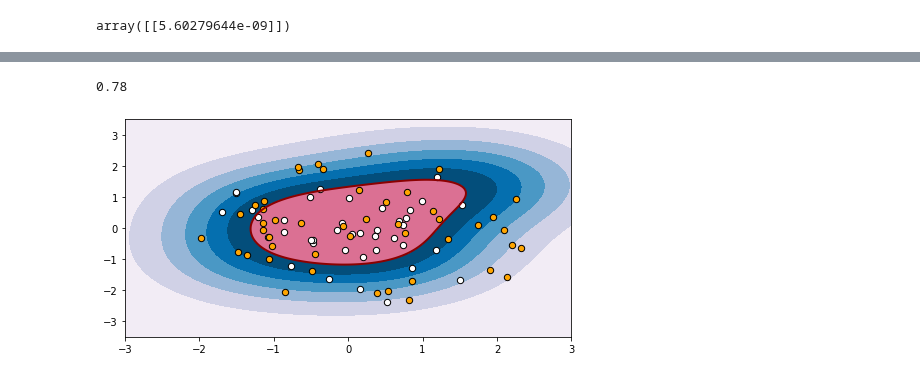
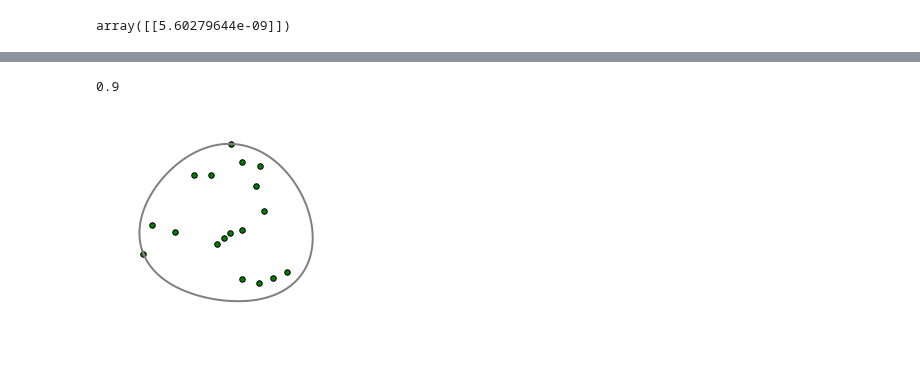
Before and after one commit to ejrueda/MasterUFPA, a Jupyter notebook: Proyectos/BioInformática/Understanding OneClassSVM.ipynb, the cells around one changed output, grey strips where cells are left out. Drawn from its saved outputs; the diff is of its cells as text; code cells hidden in the pictures.

```diff
--- a/Proyectos/BioInformática/Understanding OneClassSVM.ipynb
+++ b/Proyectos/BioInformática/Understanding OneClassSVM.ipynb
@@ -37,0 +27,2 @@ X_train.shape, y_train.shape
+# %%
+X_train = np.random.normal(0, 0.5, size=(20,2))
@@ -38,6 +32,8 @@ X_train.shape, y_train.shape
 # %%
-clf1 = OneClassSVM(kernel='rbf', nu=0.12, gamma="scale")
+clf1 = OneClassSVM(kernel='rbf', nu=.12, gamma="auto")
 clf1.fit(X_train)
-np.mean(clf1.predict(X_train)==1)
+train_pre = clf1.predict(X_train)
+test_pre = clf1.predict(X_test)
+np.mean(train_pre==1)
 # %% [output]
-0.78
+0.9
@@ -58,16 +40,20 @@ X_out_pca = pca.transform(X_out)
+# %%
+X_in = X_train[train_pre==1]
+X_out = X_test[test_pre==-1]
 # %%
-xx, yy = np.meshgrid(np.linspace(-3, 3, 300), np.linspace(-3.5, 3.5, 300))
-Z = clf1.decision_function(np.c_[xx.ravel(), xx.ravel(),yy.ravel(), yy.ravel()])
+xx, yy = np.meshgrid(np.linspace(-1.5, 1., 300), np.linspace(-1, 1.5, 300))
+Z = clf1.decision_function(np.c_[xx.ravel(), yy.ravel()])
 Z = Z.reshape(xx.shape)
 
-plt.figure(figsize=(8,4))
-a = plt.contour(xx, yy, Z, levels=0, linewidths=2, colors='darkred')
+plt.figure(figsize=(4,4))
+a = plt.contour(xx, yy, Z, levels=0, linewidths=2, colors='gray')
 
-plt.contourf(xx, yy, Z, levels=np.linspace(Z.min(), 0, 7), cmap=plt.cm.PuBu)
-plt.contourf(xx, yy, Z, levels=[0, Z.max()], colors='palevioletred')
-
-s = 40
-b1 = plt.scatter(X_in[:, 0], X_in[:, 1], c='white', s=s, edgecolors='k')
-b1 = plt.scatter(X_out[:, 0], X_out[:, 1], c='orange', s=s, edgecolors='k')
+#plt.contourf(xx, yy, Z, levels=np.linspace(Z.min(), 0, 7), cmap=plt.cm.PuBu)
+#plt.contourf(xx, yy, Z, levels=[0, Z.max()], colors='palevioletred')
+plt.axis('off')
+s = 30
+b1 = plt.scatter(X_in[:, 0], X_in[:, 1], c='green', s=s, edgecolors='k')
+#b1 = plt.scatter(X_out[:, 0], X_out[:, 1], c='red', s=s, edgecolors='k')
+plt.savefig('./images/svm_boundary.svg');
 # %% [output]
-[figure, old version]
+[figure, new version]
```
Also changed, not shown: parts of 8 cells of this notebook, 26 other files.
